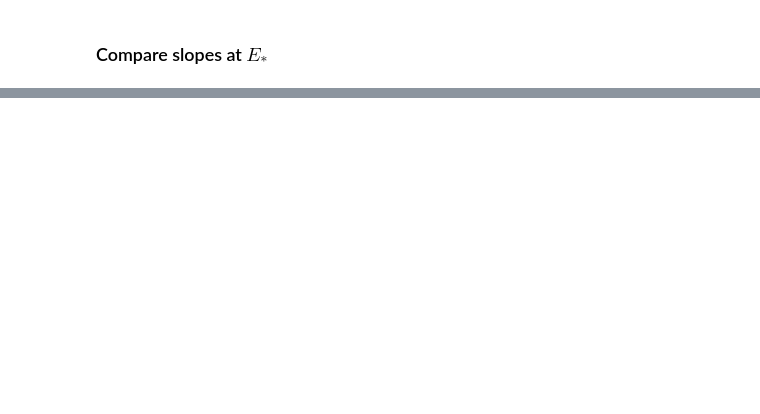
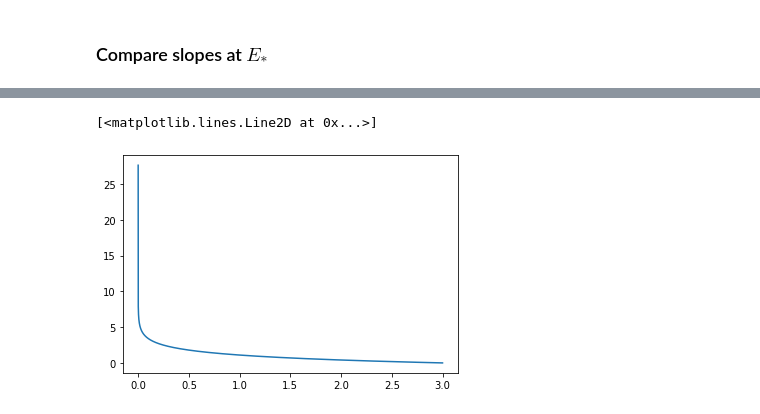
Before and after one commit to aravindhshankar/KondoVHS, a Jupyter notebook: Systematic Matching.ipynb, the cells around one changed output, grey strips where cells are left out. Cells and saved outputs as stored; diff of their text form; code cells hidden in the pictures; blank space fills up the shorter version.

```diff
--- a/Systematic Matching.ipynb
+++ b/Systematic Matching.ipynb
@@ -98,0 +117,5 @@ ValueError: f(a) and f(b) must have different signs
+# %%
+plt.plot(Eset, -np.log(Eset/3))
+# %% [output]
+[<matplotlib.lines.Line2D at 0x...>]
+[figure, added]
```
Also changed, not shown: parts of 7 cells of this notebook, 2 other files.
